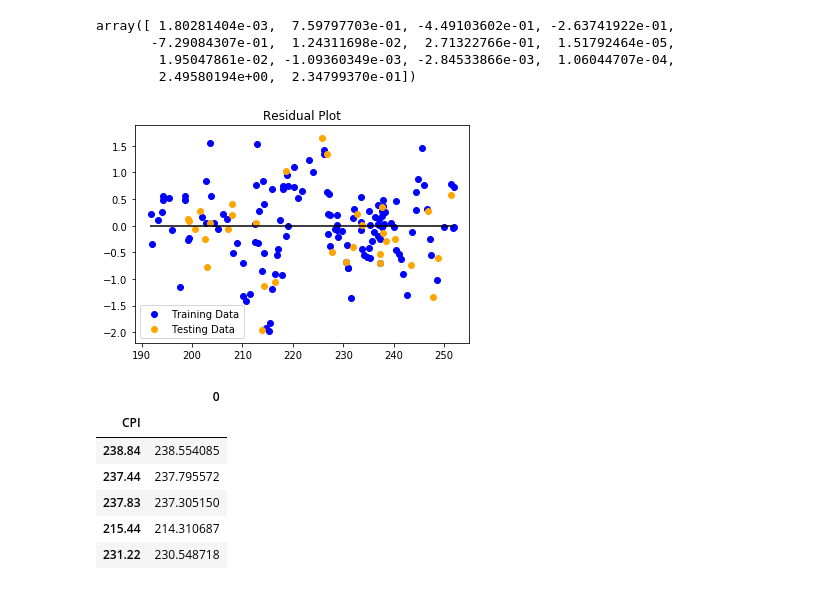
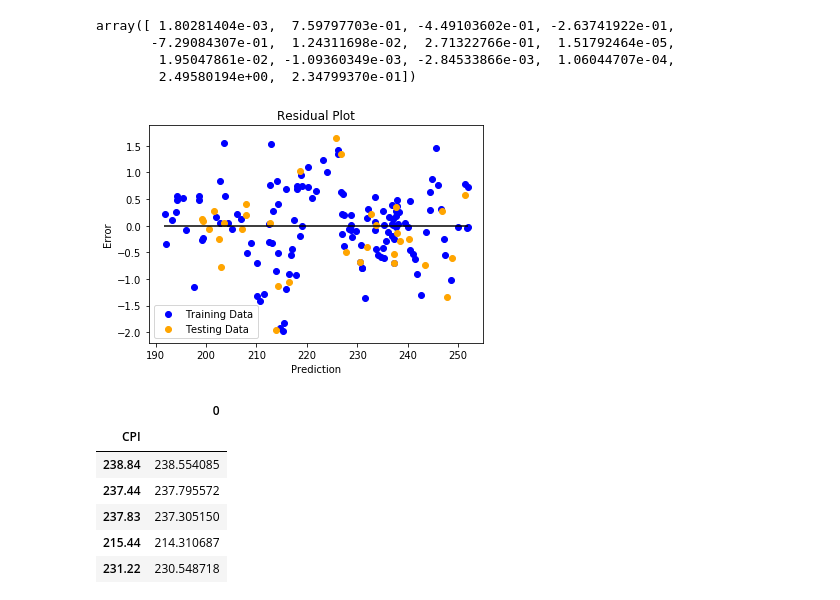
Before and after one commit to rohitrao1/Stock-Market-Predictions, a Jupyter notebook: Data Exploration + Multivariate Linear Regression.ipynb, the cells around one changed output. Cells and saved outputs as stored; diff of their text form; code cells hidden in the pictures.

```diff
--- a/Trends + Linear Regression.ipynb
+++ b/Data Exploration + Multivariate Linear Regression.ipynb
@@ -152,14 +152,16 @@ array([ 1.80281404e-03,  7.59797703e-01, -4.49103602e-01, -2.63741922e-01,
 # %%
 plt.scatter(model.predict(X_train), model.predict(X_train) - y_train, c="blue", label="Training Data")
 plt.scatter(model.predict(X_test), model.predict(X_test) - y_test, c="orange", label="Testing Data")
 plt.legend()
 plt.hlines(y=0, xmin=y.min(), xmax=y.max())
 plt.title("Residual Plot")
+plt.xlabel("Prediction")
+plt.ylabel("Error")
 
 plt.savefig("Residuals.png")
 plt.show()
 # %% [output]
-[figure, old version]
+[figure, new version]
 # %%
 a = pd.DataFrame(model.predict(X_test), y_test)
 a.head(10)
```
Also changed, not shown: 2 other files.
